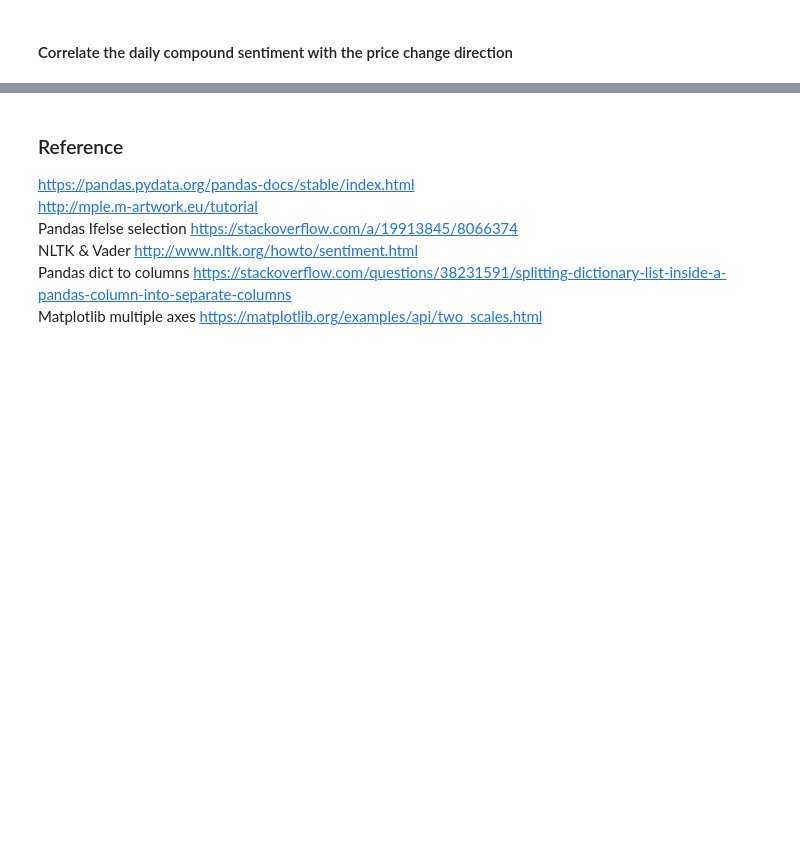
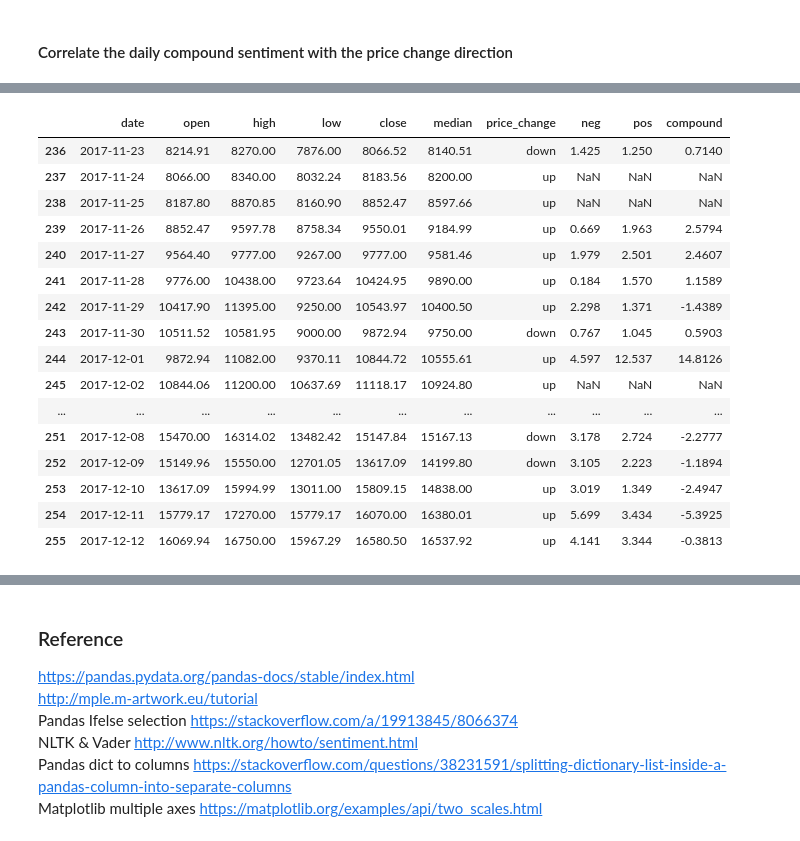
Before and after one commit to Liam-O/Data620, a Jupyter notebook: FinalProject/getting_btc_price.ipynb, the cells around one changed output, grey strips where cells are left out. Saved outputs shown, nothing was run; the diff lists cells and outputs as text; code cells hidden in the pictures; blank space fills up the shorter version.

```diff
--- a/FinalProject/getting_btc_price.ipynb
+++ b/FinalProject/getting_btc_price.ipynb
@@ -379,0 +399,20 @@ plt.show()
+# %%
+btc_twt.tail(20)
+# %% [output]
+|  | date | open | high | low | close | median | price_change | neg | pos | compound |
+| 236 | 2017-11-23 | 8214.91 | 8270.00 | 7876.00 | 8066.52 | 8140.51 | down | 1.425 | 1.250 | 0.7140 |
+| 237 | 2017-11-24 | 8066.00 | 8340.00 | 8032.24 | 8183.56 | 8200.00 | up | NaN | NaN | NaN |
+| 238 | 2017-11-25 | 8187.80 | 8870.85 | 8160.90 | 8852.47 | 8597.66 | up | NaN | NaN | NaN |
+| 239 | 2017-11-26 | 8852.47 | 9597.78 | 8758.34 | 9550.01 | 9184.99 | up | 0.669 | 1.963 | 2.5794 |
+| 240 | 2017-11-27 | 9564.40 | 9777.00 | 9267.00 | 9777.00 | 9581.46 | up | 1.979 | 2.501 | 2.4607 |
+| 241 | 2017-11-28 | 9776.00 | 10438.00 | 9723.64 | 10424.95 | 9890.00 | up | 0.184 | 1.570 | 1.1589 |
+| 242 | 2017-11-29 | 10417.90 | 11395.00 | 9250.00 | 10543.97 | 10400.50 | up | 2.298 | 1.371 | -1.4389 |
+| 243 | 2017-11-30 | 10511.52 | 10581.95 | 9000.00 | 9872.94 | 9750.00 | down | 0.767 | 1.045 | 0.5903 |
+| 244 | 2017-12-01 | 9872.94 | 11082.00 | 9370.11 | 10844.72 | 10555.61 | up | 4.597 | 12.537 | 14.8126 |
+| 245 | 2017-12-02 | 10844.06 | 11200.00 | 10637.69 | 11118.17 | 10924.80 | up | NaN | NaN | NaN |
+| ... | ... | ... | ... | ... | ... | ... | ... | ... | ... | ... |
+| 251 | 2017-12-08 | 15470.00 | 16314.02 | 13482.42 | 15147.84 | 15167.13 | down | 3.178 | 2.724 | -2.2777 |
+| 252 | 2017-12-09 | 15149.96 | 15550.00 | 12701.05 | 13617.09 | 14199.80 | down | 3.105 | 2.223 | -1.1894 |
+| 253 | 2017-12-10 | 13617.09 | 15994.99 | 13011.00 | 15809.15 | 14838.00 | up | 3.019 | 1.349 | -2.4947 |
+| 254 | 2017-12-11 | 15779.17 | 17270.00 | 15779.17 | 16070.00 | 16380.01 | up | 5.699 | 3.434 | -5.3925 |
+| 255 | 2017-12-12 | 16069.94 | 16750.00 | 15967.29 | 16580.50 | 16537.92 | up | 4.141 | 3.344 | -0.3813 |
```
Also changed, not shown: parts of 13 cells of this notebook.
